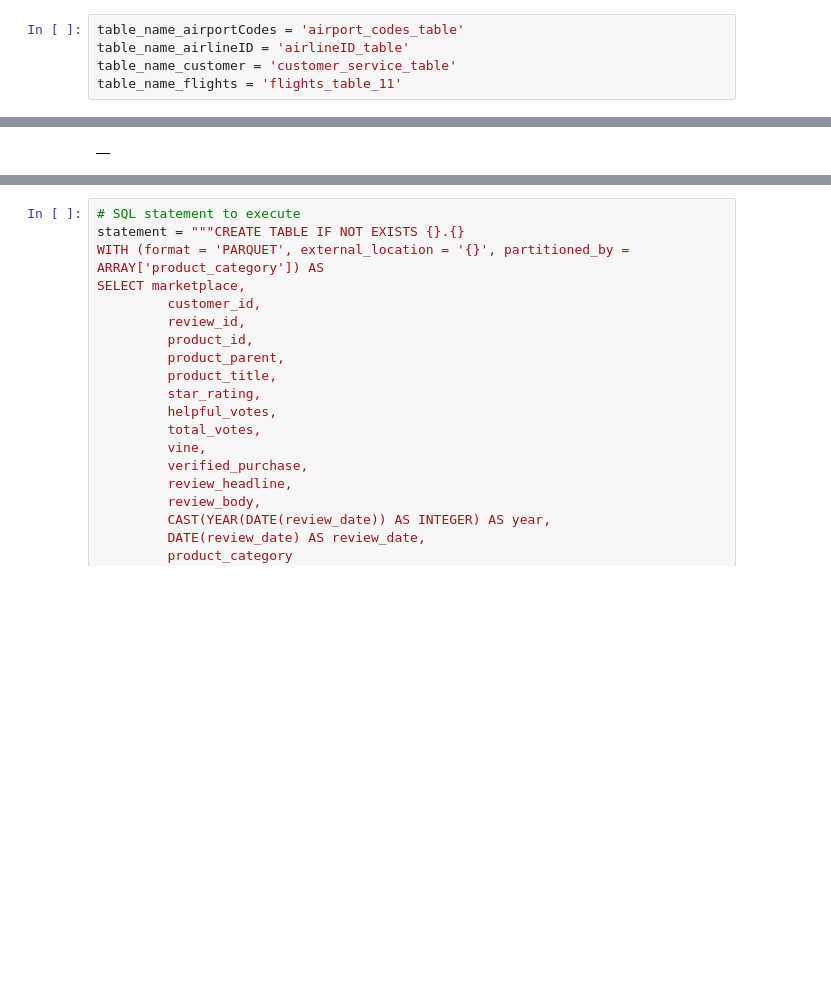
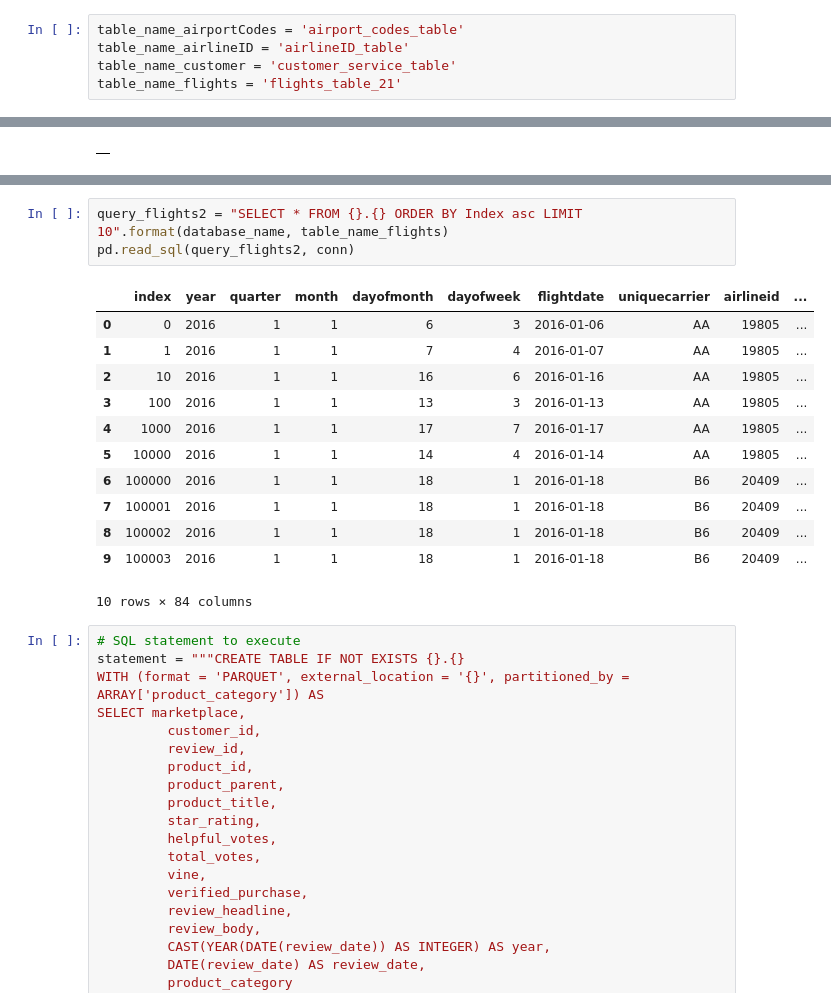
Before and after one commit to fausa/ADS508, a Jupyter notebook: Susy_EDA.ipynb, the cells around one changed output, grey strips where cells are left out. Drawn from its saved outputs; the diff is of its cells as text; blank space fills up the shorter version.

```diff
--- a/Susy_EDA.ipynb
+++ b/Susy_EDA.ipynb
@@ -79,7 +79,7 @@ airportCodes_s3 = 's3://sagemaker-us-east-1-993410942383/content-project/airline
 table_name_airportCodes = 'airport_codes_table'
 table_name_airlineID = 'airlineID_table'
 table_name_customer = 'customer_service_table'
-table_name_flights = 'flights_table_11'
+table_name_flights = 'flights_table_21'
 # %% [markdown]
 ### Flights Table:
 # %%
@@ -192,6 +192,22 @@ pd.read_sql(query_flights, conn)
 | 7 | 100001 | 2016-01-18 | 2036 | 11433 | 1143302 | 31295 | DTW | ... |
 | 8 | 100002 | 2016-01-18 | 2051 | 10721 | 1072102 | 30721 | BOS | ... |
 | 9 | 100003 | 2016-01-18 | 2054 | 14843 | 1484304 | 34819 | SJU | ... |
+# %%
+query_flights2 = "SELECT * FROM {}.{} ORDER BY Index asc LIMIT 10".format(database_name, table_name_flights)
+pd.read_sql(query_flights2, conn)
+# %% [output]
+|  | index | year | quarter | month | dayofmonth | dayofweek | flightdate | uniquecarrier | airlineid | ... |
+| 0 | 0 | 2016 | 1 | 1 | 6 | 3 | 2016-01-06 | AA | 19805 | ... |
+| 1 | 1 | 2016 | 1 | 1 | 7 | 4 | 2016-01-07 | AA | 19805 | ... |
+| 2 | 10 | 2016 | 1 | 1 | 16 | 6 | 2016-01-16 | AA | 19805 | ... |
+| 3 | 100 | 2016 | 1 | 1 | 13 | 3 | 2016-01-13 | AA | 19805 | ... |
+| 4 | 1000 | 2016 | 1 | 1 | 17 | 7 | 2016-01-17 | AA | 19805 | ... |
+| 5 | 10000 | 2016 | 1 | 1 | 14 | 4 | 2016-01-14 | AA | 19805 | ... |
+| 6 | 100000 | 2016 | 1 | 1 | 18 | 1 | 2016-01-18 | B6 | 20409 | ... |
+| 7 | 100001 | 2016 | 1 | 1 | 18 | 1 | 2016-01-18 | B6 | 20409 | ... |
+| 8 | 100002 | 2016 | 1 | 1 | 18 | 1 | 2016-01-18 | B6 | 20409 | ... |
+| 9 | 100003 | 2016 | 1 | 1 | 18 | 1 | 2016-01-18 | B6 | 20409 | ... |
+10 rows × 84 columns
 # %%
 # SQL statement to execute
 statement = """CREATE TABLE IF NOT EXISTS {}.{}
```
Also changed, not shown: parts of 1 cell of this notebook.
